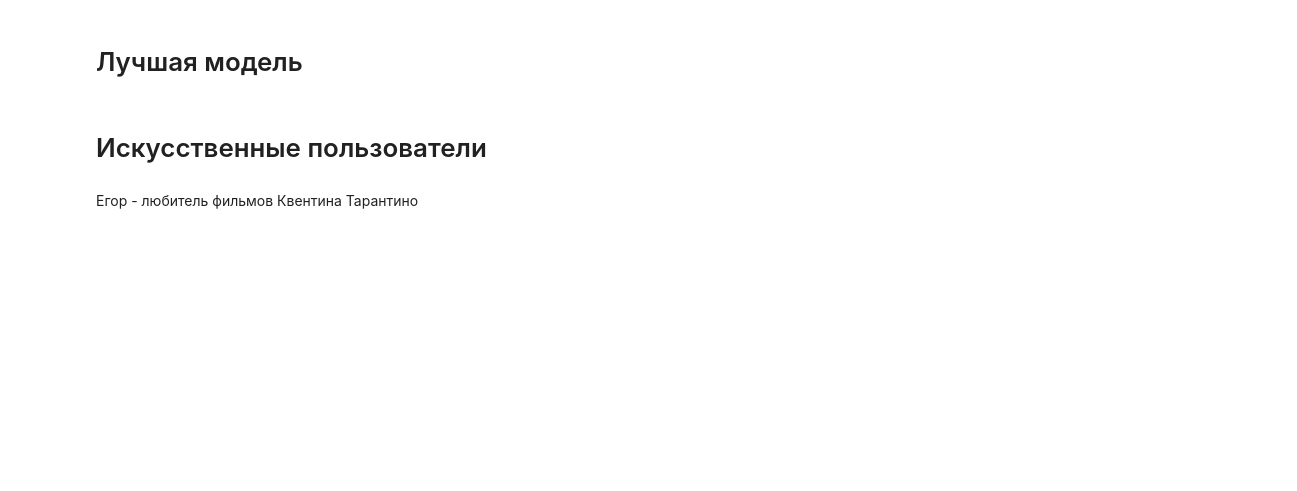
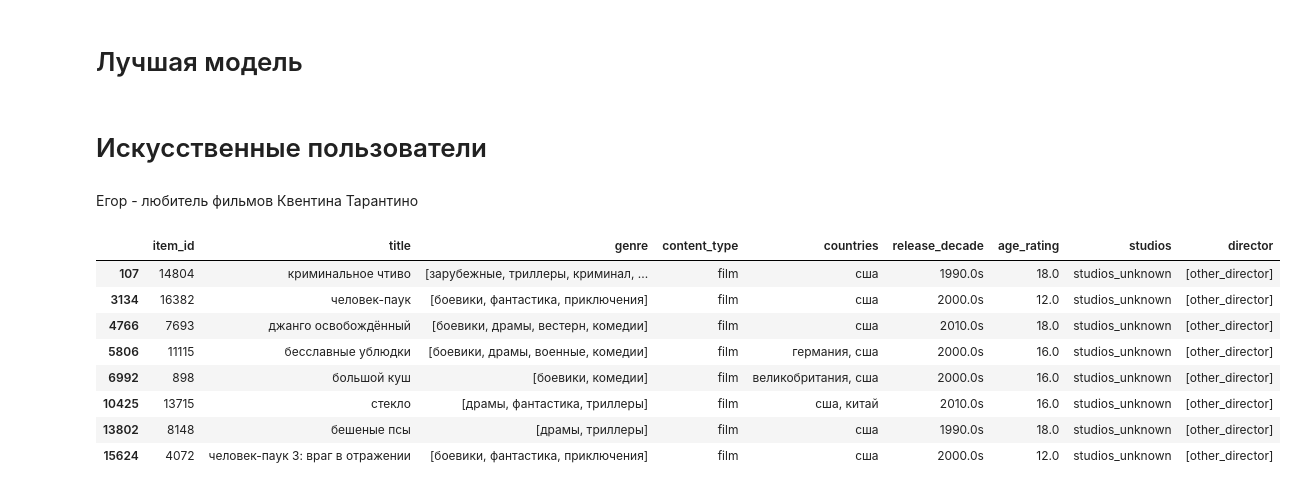
Before and after one commit to MRossa157/movie-recsys-ml-development, a Jupyter notebook: src/sandbox/kion_models.ipynb, the cells around one changed output. Saved outputs shown, nothing was run; the diff lists cells and outputs as text; code cells hidden in the pictures; blank space fills up the shorter version.

```diff
--- a/src/sandbox/kion_models.ipynb
+++ b/src/sandbox/kion_models.ipynb
@@ -127,0 +182,21 @@ countries_feature['feature'] = 'countries'
+# %%
+# Для директоров оставляем топ-30, остальные заменяем на 'other'
+items['directors'] = (
+    items['directors'].str.replace(', ', ',', regex=False).str.split(',')
+)
+top_directors = (
+    items['directors']
+    .explode()
+    .value_counts()
+    .head(ItemsFeatureTopKConfig.DIRECTORS_TOP_K)
+    .index
+)
+
+items['director'] = items['directors'].apply(
+    lambda x: [d if d in top_directors else 'other_director' for d in x]
+)
+# %%
+directors_feature = items[[Columns.Item, 'director']].explode('director')
+directors_feature.columns = ['id', 'value']
+directors_feature['feature'] = 'director'
+directors_feature.head()
@@ -128,2 +212,10 @@ countries_feature['feature'] = 'countries'
 # %%
-item_features = pd.concat((genre_feature, content_feature, countries_feature))
+item_features = pd.concat((
+    genre_feature,
+    content_feature,
+    countries_feature,
+    release_decade_feature,
+    age_rating_feature,
+    studios_feature,
+    directors_feature,
+))
@@ -137,6 +242,9 @@ metrics = {}
 for metric_name, metric in metrics_name.items():
     for k in range(1, 11):
         metrics[f'{metric_name}@{k}'] = metric(k=k)
+# %%
+CAT_USER_FEATURES = list(user_features['feature'].unique())
+CAT_ITEM_FEATURES = list(item_features['feature'].unique())
 # %%
 dataset = Dataset.construct(
     interactions_df=train,
@@ -288,8 +380,18 @@ users.iloc[-1]
 # %%
 items.loc[
     items['item_id'].isin([14804, 7693, 11115, 8148, 16382, 4072, 898, 13715]),
-    ['item_id', 'title', 'content_type', 'countries', 'genre'],
+    ['item_id', 'title', *CAT_ITEM_FEATURES],
 ]
+# %% [output]
+|  | item_id | title | genre | content_type | countries | release_decade | age_rating | studios | director |
+| 107 | 14804 | криминальное чтиво | [зарубежные, триллеры, криминал, ... | film | сша | 1990.0s | 18.0 | studios_unknown | [other_director] |
+| 3134 | 16382 | человек-паук | [боевики, фантастика, приключения] | film | сша | 2000.0s | 12.0 | studios_unknown | [other_director] |
+| 4766 | 7693 | джанго освобождённый | [боевики, драмы, вестерн, комедии] | film | сша | 2010.0s | 18.0 | studios_unknown | [other_director] |
+| 5806 | 11115 | бесславные ублюдки | [боевики, драмы, военные, комедии] | film | германия, сша | 2000.0s | 16.0 | studios_unknown | [other_director] |
+| 6992 | 898 | большой куш | [боевики, комедии] | film | великобритания, сша | 2000.0s | 16.0 | studios_unknown | [other_director] |
+| 10425 | 13715 | стекло | [драмы, фантастика, триллеры] | film | сша, китай | 2010.0s | 16.0 | studios_unknown | [other_director] |
+| 13802 | 8148 | бешеные псы | [драмы, триллеры] | film | сша | 1990.0s | 18.0 | studios_unknown | [other_director] |
+| 15624 | 4072 | человек-паук 3: враг в отражении | [боевики, фантастика, приключения] | film | сша | 2000.0s | 12.0 | studios_unknown | [other_director] |
 # %%
 first_items = [14804, 7693, 11115, 8148, 16382, 4072, 898, 13715]
 first_num_items = len(first_items)
```
Also changed, not shown: parts of 28 cells of this notebook, 2 other files.
